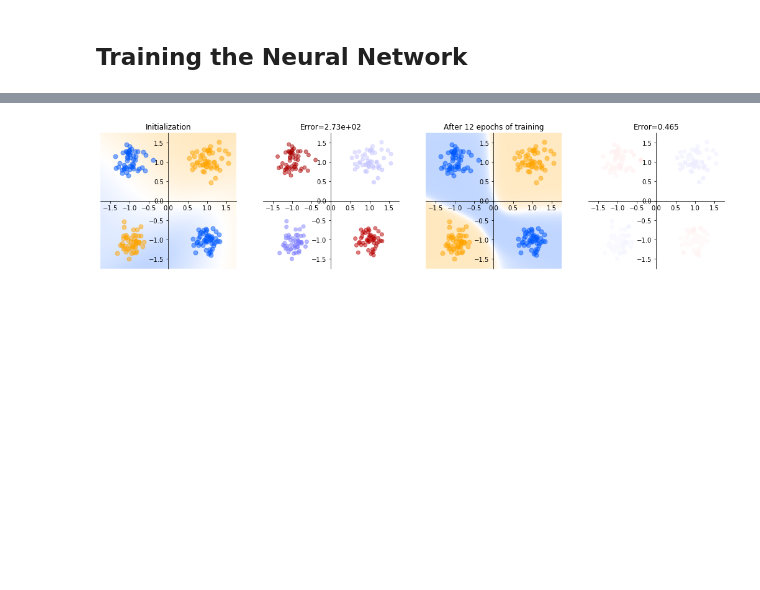
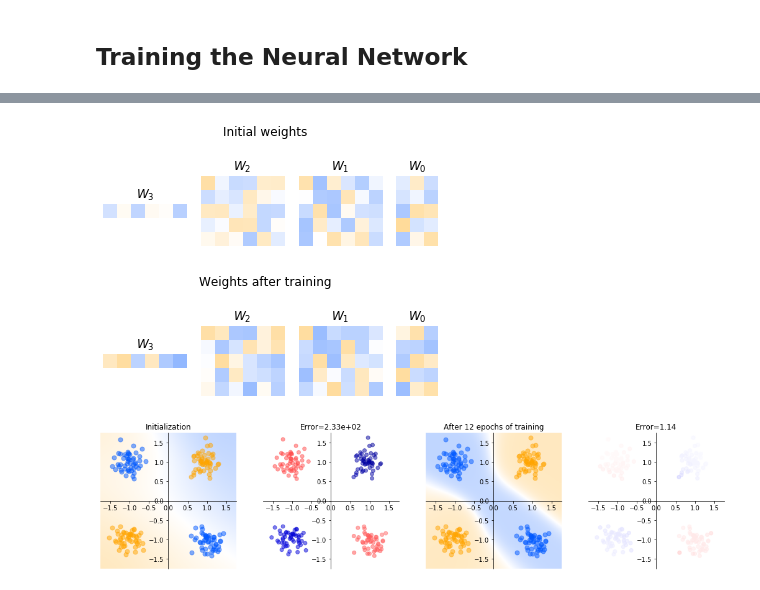
Before and after one commit to p3ml/recipes, a Jupyter notebook: Training Neural Networks Without Backpropagation.ipynb, the cells around one changed output, grey strips where cells are left out. Saved outputs shown, nothing was run; the diff lists cells and outputs as text; code cells hidden in the pictures; blank space fills up the shorter version.

```diff
--- a/Training Neural Networks Without Backpropagation.ipynb
+++ b/Training Neural Networks Without Backpropagation.ipynb
@@ -256,20 +284,29 @@ W = trainNetSPSA(X, y, W, f, emax=epochs, show=show)
 # %%
-axs = init_plots(4, lims)
+def plot_before_after_comparison(W0, W, f, bias, epochs):
 
-axs[0].set_title('Initialization')
-plot_classifier(axs[0], lambda Z: runNet(Z, W0, f0), lims)
-plot_classes(axs[0], X, y, [-1, +1])
+    plot_matrices('Initial weights', W0)
+    plot_matrices('Weights after training', W)
 
-axs[1].set_title('Error={:.3}'.format(evalNet(X, y, W0, f0)))
-plot_error(axs[1], X, y, lambda data: runNet(data, W0, f0))
+    axs = init_plots(4, lims)
 
-axs[2].set_title('After {} epochs of training'.format(epochs))
-plot_classifier(axs[2], lambda Z: runNet(Z, W, f), lims)
-plot_classes(axs[2], X, y, [-1, +1])
+    axs[0].set_title('Initialization')
+    plot_classifier(axs[0], lambda Z: runNet(Z, W0, f, bias), lims)
+    plot_classes(axs[0], X, y, [-1, +1])
 
-axs[3].set_title('Error={:.3}'.format(evalNet(X, y, W, f)))
-plot_error(axs[3], X, y, lambda data: runNet(data, W, f))
+    axs[1].set_title('Error={:.3}'.format(evalNet(X, y, W0, f, bias)))
+    plot_error(axs[1], X, y, lambda data: runNet(data, W0, f, bias))
 
-done_plots()
+    axs[2].set_title('After {} epochs of training'.format(epochs))
+    plot_classifier(axs[2], lambda Z: runNet(Z, W, f, bias), lims)
+    plot_classes(axs[2], X, y, [-1, +1])
+
+    axs[3].set_title('Error={:.3}'.format(evalNet(X, y, W, f, bias)))
+    plot_error(axs[3], X, y, lambda data: runNet(data, W, f, bias))
+
+    done_plots()
-# %% [output]
-[figure, removed]
+# %%
+plot_before_after_comparison(W0, W, f, True, epochs)
+# %% [output]
+[figure, added]
+[figure, added]
+[figure, added]
```
Also changed, not shown: parts of 27 cells of this notebook.
